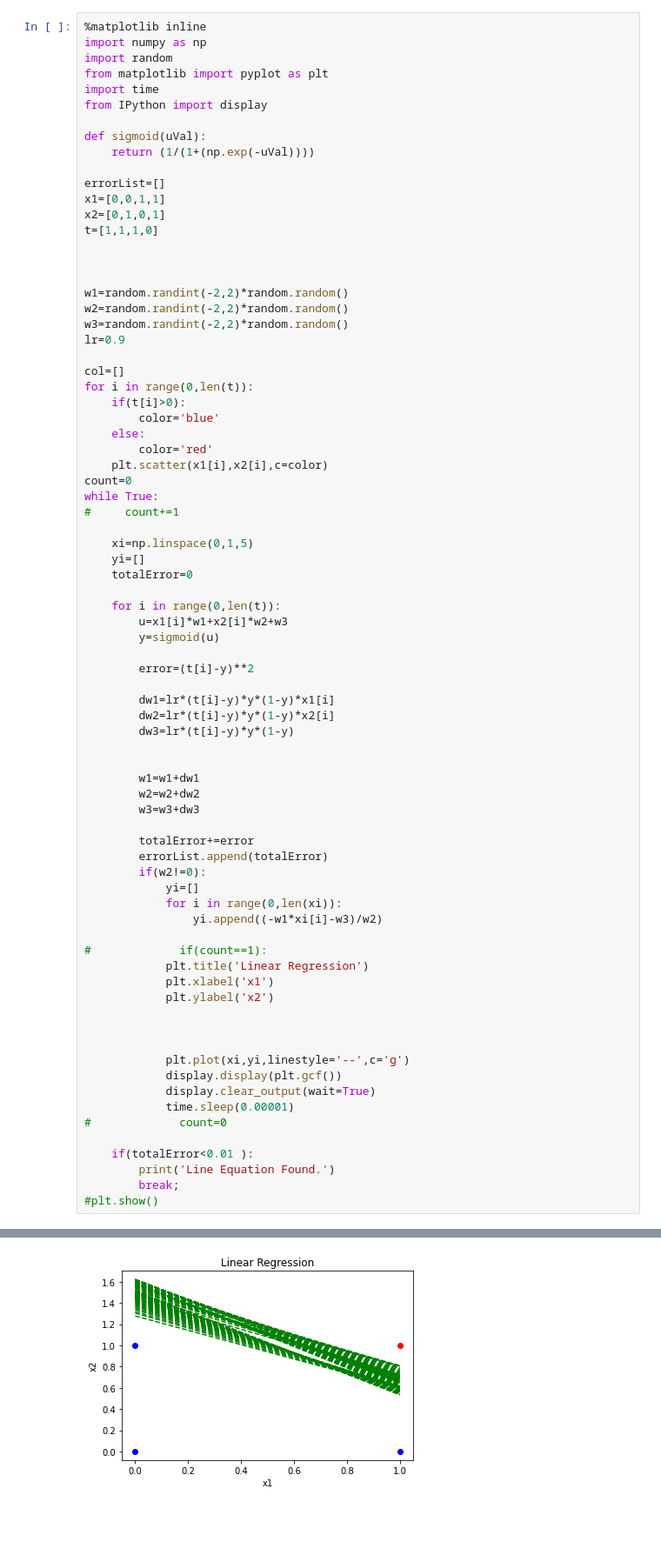
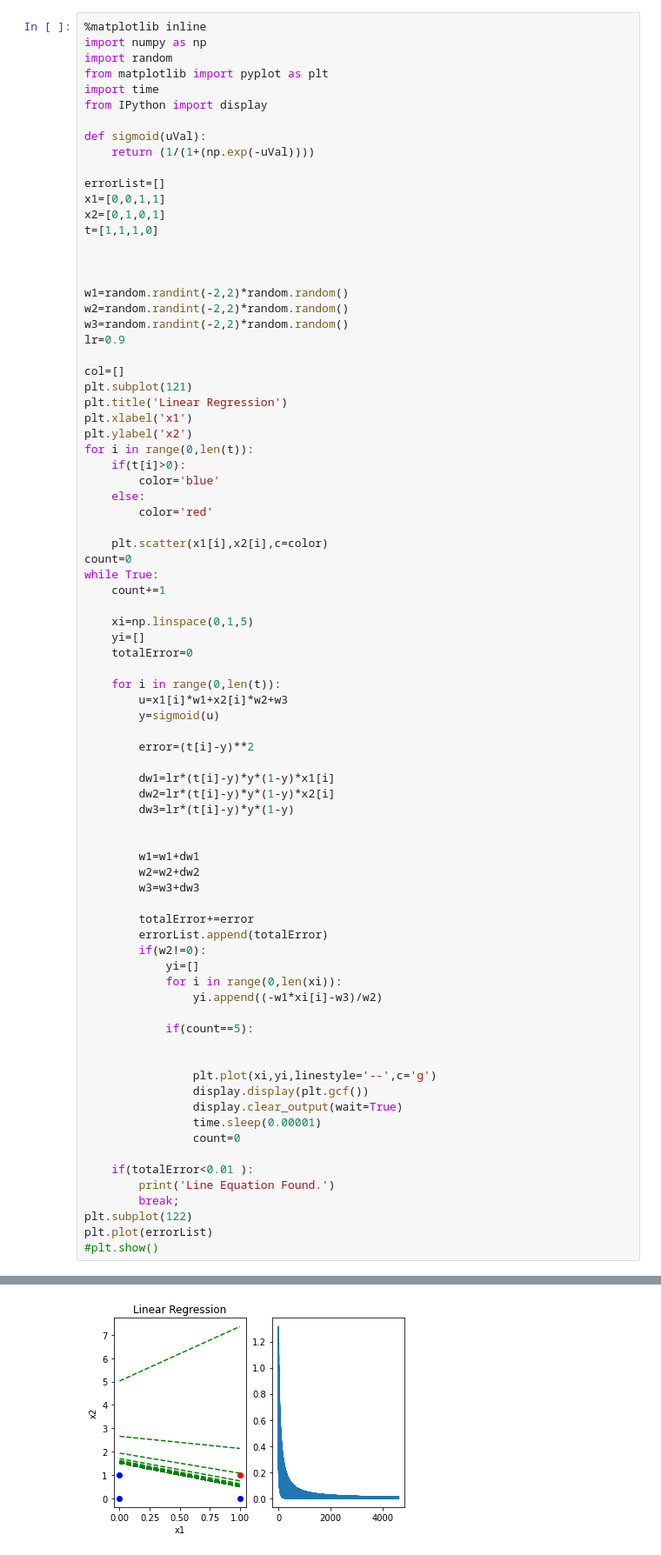
Before and after one commit to surya1337gkrm/DeepLearning, a Jupyter notebook: Homework01.ipynb, the cells around one changed output, grey strips where cells are left out. Shown: that part at 87% size. Saved outputs shown, nothing was run; the diff lists cells and outputs as text; blank space fills up the shorter version.

```diff
--- a/Homework01.ipynb
+++ b/Homework01.ipynb
@@ -22,15 +22,20 @@ w3=random.randint(-2,2)*random.random()
 lr=0.9
 
 col=[]
+plt.subplot(121)
+plt.title('Linear Regression')
+plt.xlabel('x1')
+plt.ylabel('x2')
 for i in range(0,len(t)):
     if(t[i]>0):
         color='blue'
     else:
         color='red'
+
     plt.scatter(x1[i],x2[i],c=color)
 count=0
 while True:
-#     count+=1
+    count+=1
 
     xi=np.linspace(0,1,5)
     yi=[]
@@ -58,21 +63,19 @@ while True:
             for i in range(0,len(xi)):
                 yi.append((-w1*xi[i]-w3)/w2)
 
-#             if(count==1):
-            plt.title('Linear Regression')
-            plt.xlabel('x1')
-            plt.ylabel('x2')
+            if(count==5):
 
 
-
-            plt.plot(xi,yi,linestyle='--',c='g')
-            display.display(plt.gcf())
-            display.clear_output(wait=True)
-            time.sleep(0.00001)
-#             count=0
+                plt.plot(xi,yi,linestyle='--',c='g')
+                display.display(plt.gcf())
+                display.clear_output(wait=True)
+                time.sleep(0.00001)
+                count=0
 
     if(totalError<0.01 ):
         print('Line Equation Found.')
         break;
+plt.subplot(122)
+plt.plot(errorList)
 #plt.show()
 # %% [output]
@@ -79,4 +84,4 @@ while True:
-[figure, old version]
+[figure, new version]
 # %%
 %matplotlib inline
 import numpy as np
```
Also changed, not shown: parts of 2 cells of this notebook, 2 other files.
